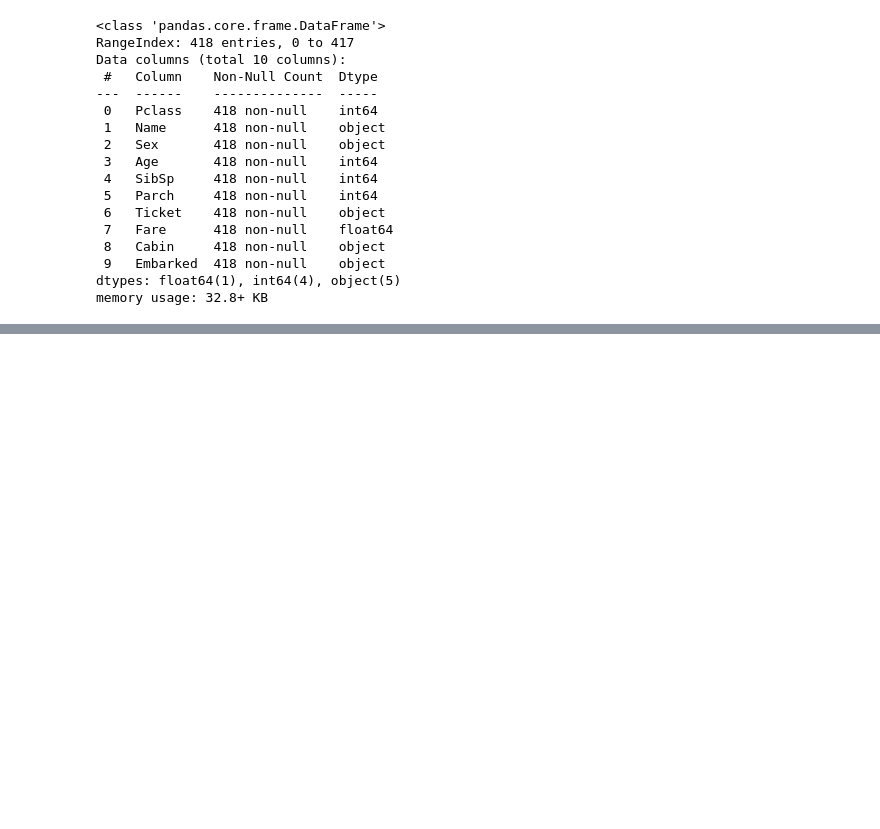
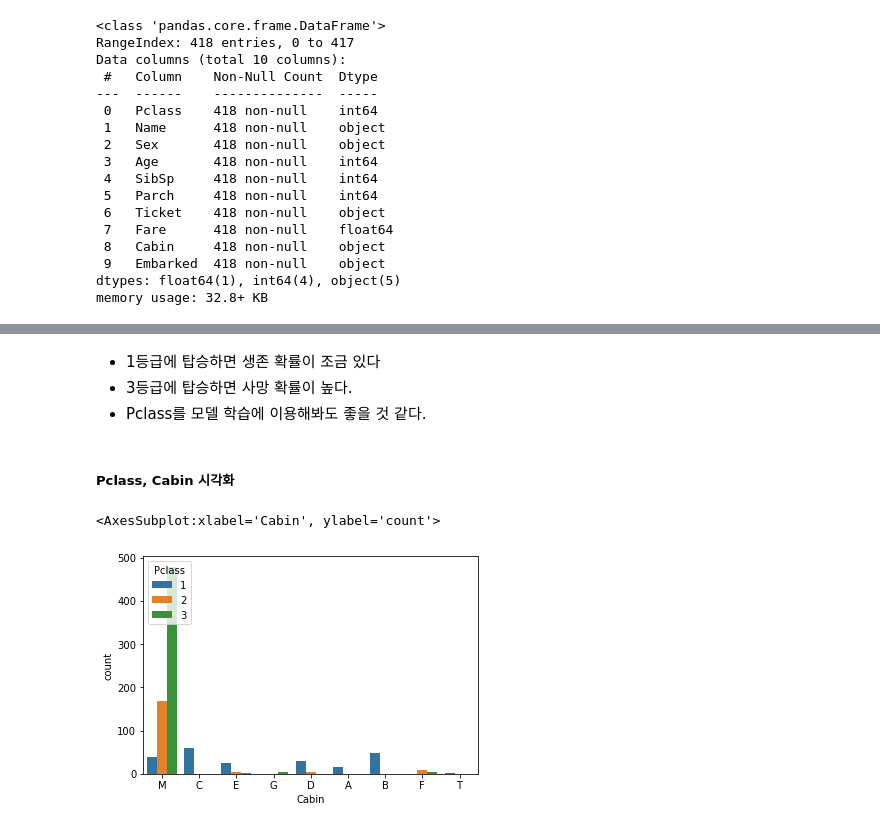
Before and after one commit to bellpe/machine-learning, a Jupyter notebook: ex04_titanic실습.ipynb, the cells around one changed output, grey strips where cells are left out. Drawn from its saved outputs; the diff is of its cells as text; code cells hidden in the pictures; blank space fills up the shorter version.

```diff
--- a/ex04_titanic실습.ipynb
+++ b/ex04_titanic실습.ipynb
@@ -407,0 +460,13 @@ memory usage: 32.8+ KB
+# %% [markdown]
+- 1등급에 탑승하면 생존 확률이 조금 있다
+- 3등급에 탑승하면 사망 확률이 높다.
+- Pclass를 모델 학습에 이용해봐도 좋을 것 같다.
+# %% [markdown]
+##### Pclass, Cabin 시각화
+# %%
+sns.countplot(data=train,
+              x='Cabin',
+              hue='Pclass')
+# %% [output]
+<AxesSubplot:xlabel='Cabin', ylabel='count'>
+[figure, added]
```
Also changed, not shown: parts of 75 cells of this notebook.
